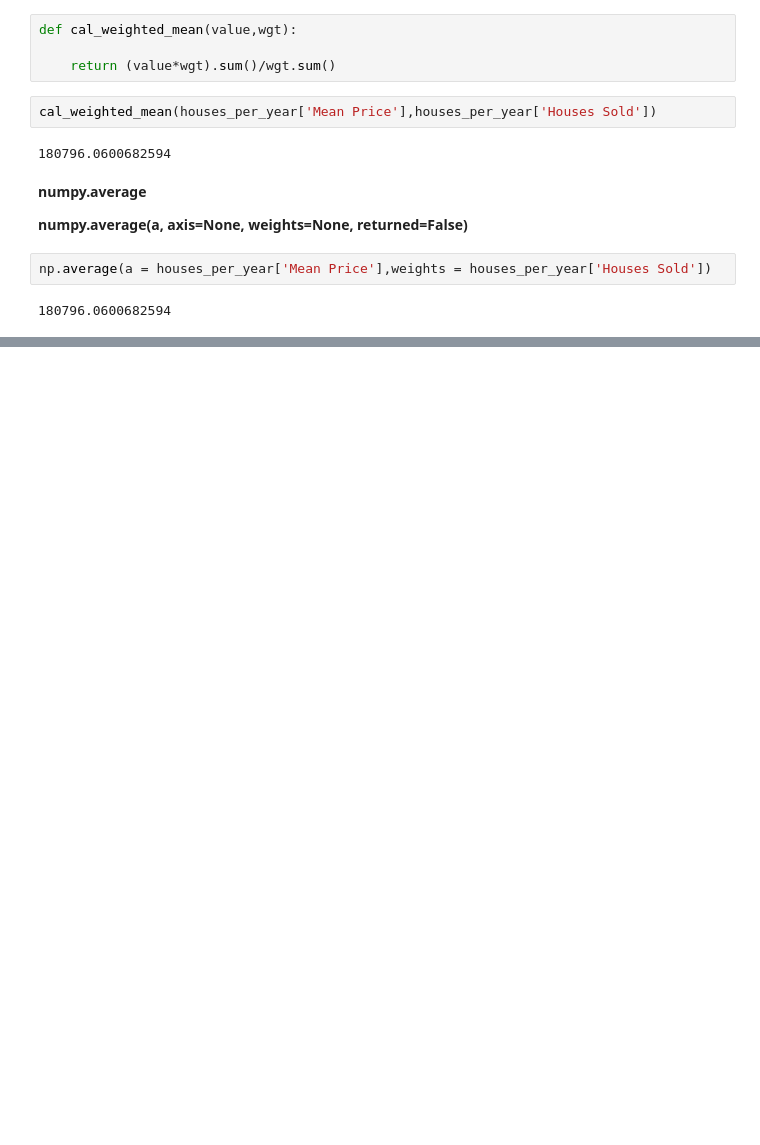
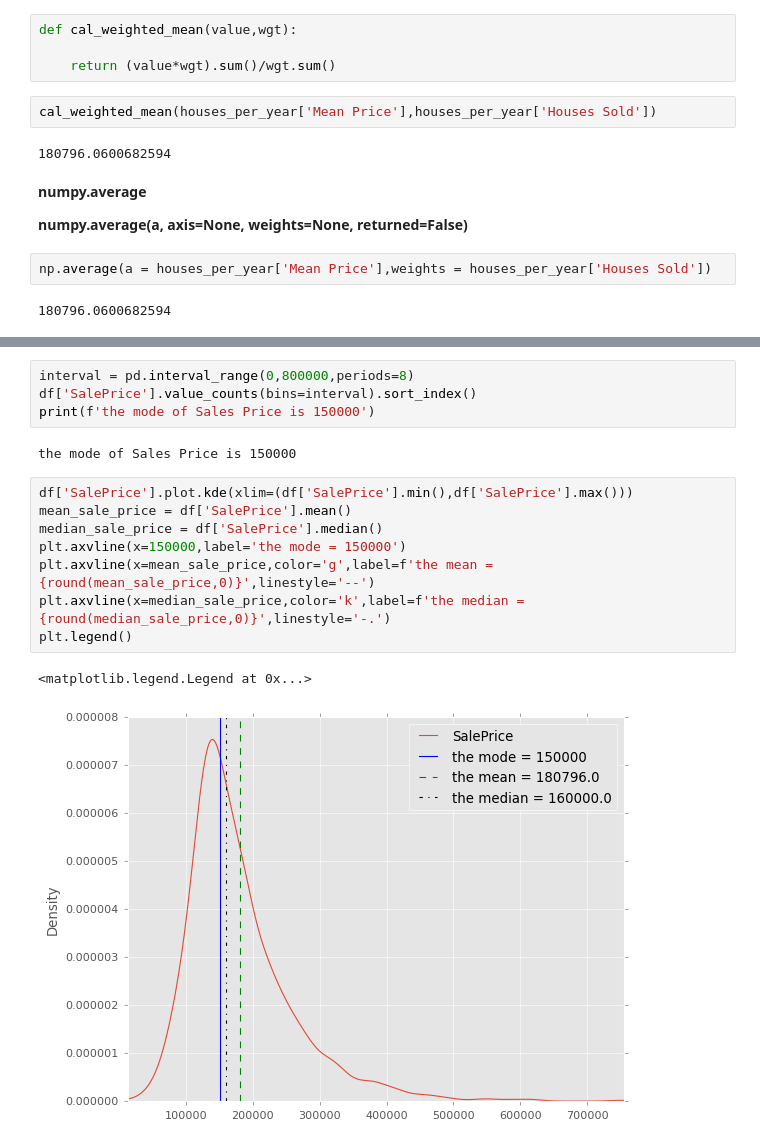
Before and after one commit to tongNJ/Dataquest-Online-Courses-2022, a Jupyter notebook: Statistics Intermediate - Averages and Variability.ipynb, the cells around one changed output, grey strips where cells are left out. Drawn from its saved outputs; the diff is of its cells as text; blank space fills up the shorter version.

Commit message:
added the mode tutorial

```diff
--- a/Statistics Intermediate - Averages and Variability.ipynb
+++ b/Statistics Intermediate - Averages and Variability.ipynb
@@ -303,0 +407,17 @@ np.average(a = houses_per_year['Mean Price'],weights = houses_per_year['Houses S
+# %%
+interval = pd.interval_range(0,800000,periods=8)
+df['SalePrice'].value_counts(bins=interval).sort_index()
+print(f'the mode of Sales Price is 150000')
+# %% [output]
+the mode of Sales Price is 150000
+# %%
+df['SalePrice'].plot.kde(xlim=(df['SalePrice'].min(),df['SalePrice'].max()))
+mean_sale_price = df['SalePrice'].mean()
+median_sale_price = df['SalePrice'].median()
+plt.axvline(x=150000,label='the mode = 150000')
+plt.axvline(x=mean_sale_price,color='g',label=f'the mean = {round(mean_sale_price,0)}',linestyle='--')
+plt.axvline(x=median_sale_price,color='k',label=f'the median = {round(median_sale_price,0)}',linestyle='-.')
+plt.legend()
+# %% [output]
+<matplotlib.legend.Legend at 0x...>
+[figure, added]
```
Also changed, not shown: parts of 14 cells of this notebook, 1 other file.
